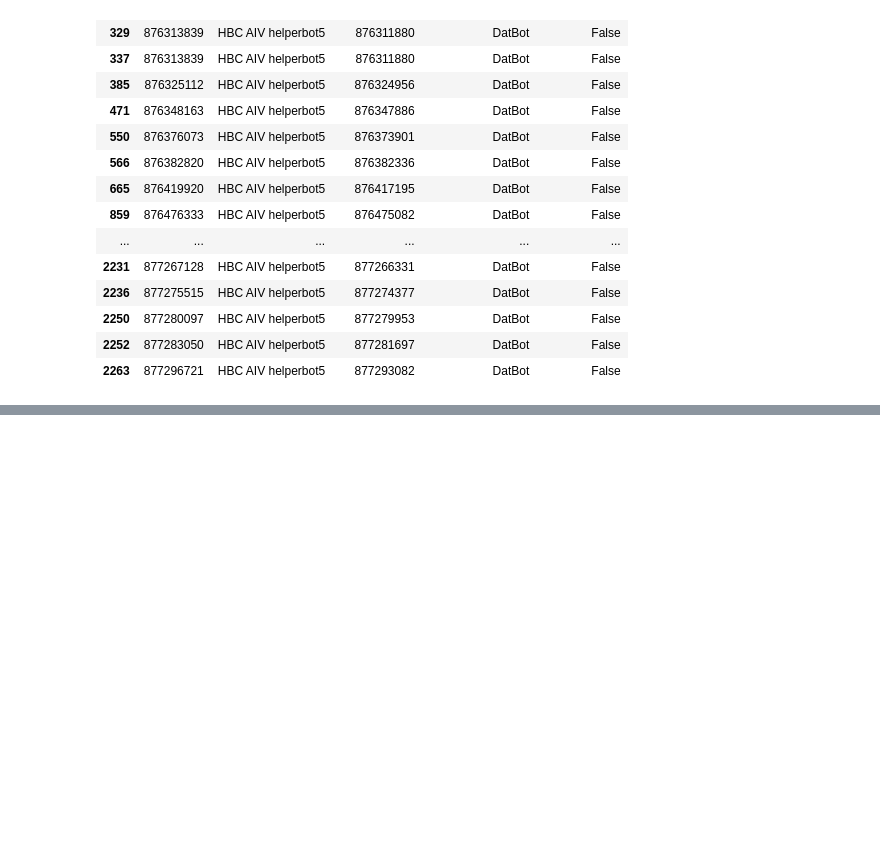
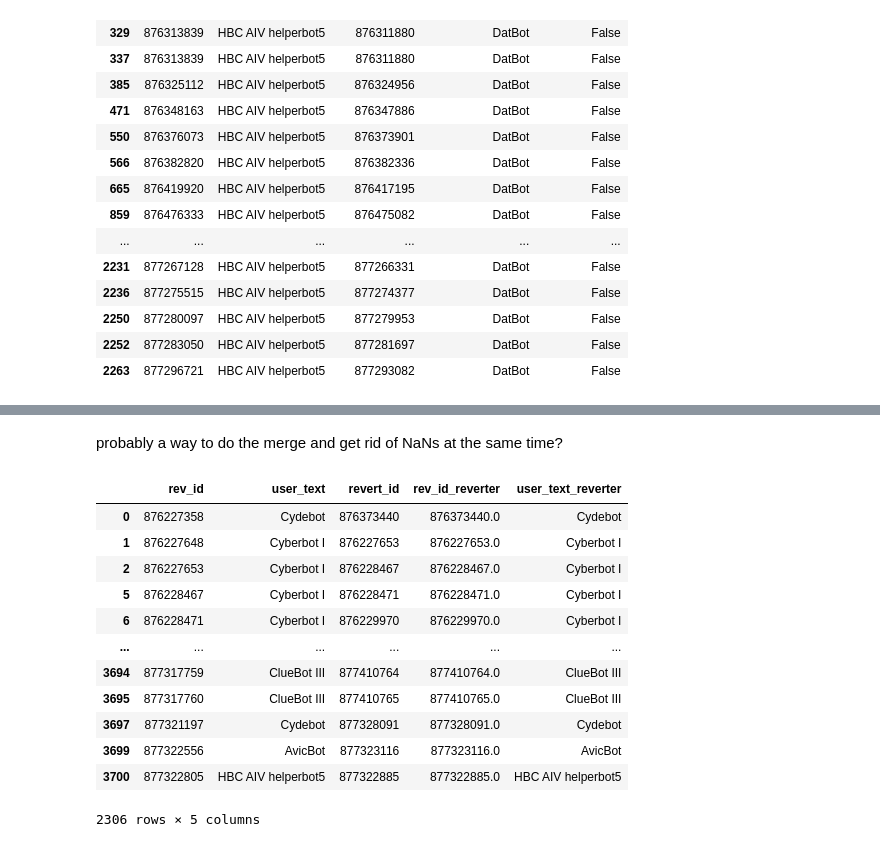
Before and after one commit to levon003/wiki-ores-feedback, a Jupyter notebook: reu2021/analysis_abby.ipynb, the cells around one changed output, grey strips where cells are left out. Cells and saved outputs as stored; diff of their text form; code cells hidden in the pictures; blank space fills up the shorter version.

```diff
--- a/reu2021/analysis_abby.ipynb
+++ b/reu2021/analysis_abby.ipynb
@@ -616,0 +681,18 @@ thus we conclude that they are workings
+# %% [markdown]
+probably a way to do the merge and get rid of NaNs at the same time?
+# %%
+x.dropna()
+# %% [output]
+|  | rev_id | user_text | revert_id | rev_id_reverter | user_text_reverter |
+| 0 | 876227358 | Cydebot | 876373440 | 876373440.0 | Cydebot |
+| 1 | 876227648 | Cyberbot I | 876227653 | 876227653.0 | Cyberbot I |
+| 2 | 876227653 | Cyberbot I | 876228467 | 876228467.0 | Cyberbot I |
+| 5 | 876228467 | Cyberbot I | 876228471 | 876228471.0 | Cyberbot I |
+| 6 | 876228471 | Cyberbot I | 876229970 | 876229970.0 | Cyberbot I |
+| ... | ... | ... | ... | ... | ... |
+| 3694 | 877317759 | ClueBot III | 877410764 | 877410764.0 | ClueBot III |
+| 3695 | 877317760 | ClueBot III | 877410765 | 877410765.0 | ClueBot III |
+| 3697 | 877321197 | Cydebot | 877328091 | 877328091.0 | Cydebot |
+| 3699 | 877322556 | AvicBot | 877323116 | 877323116.0 | AvicBot |
+| 3700 | 877322805 | HBC AIV helperbot5 | 877322885 | 877322885.0 | HBC AIV helperbot5 |
+2306 rows × 5 columns
```
Also changed, not shown: parts of 11 cells of this notebook.
